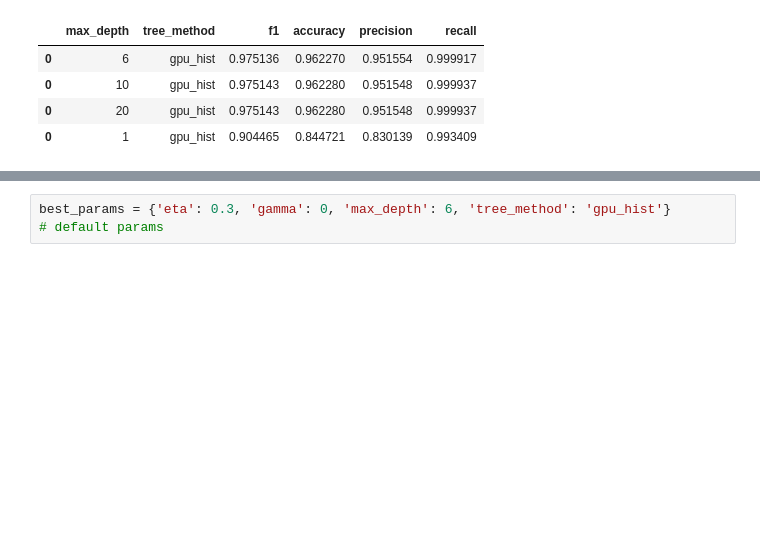
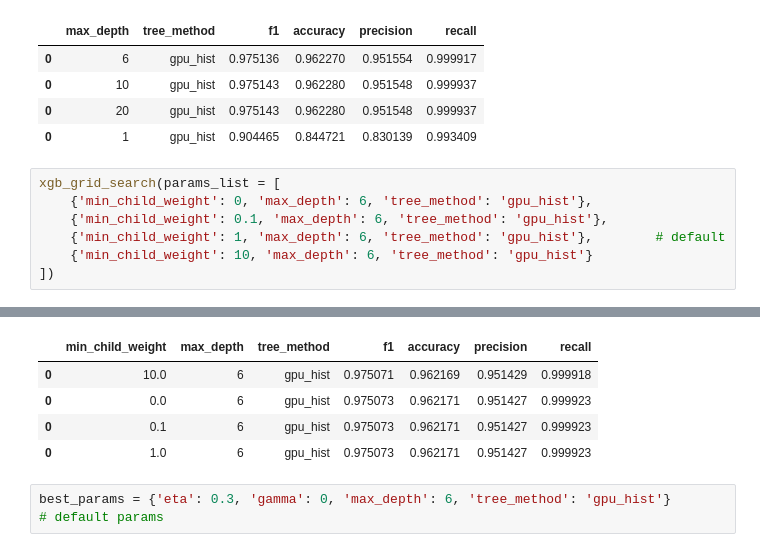
Before and after one commit to LRAbbade/IoT_anomaly_detection, a Jupyter notebook: iot23_control_training.ipynb, the cells around one changed output, grey strips where cells are left out. Drawn from its saved outputs; the diff is of its cells as text; blank space fills up the shorter version.

Commit message:
grid search min_child_weight on xgb

```diff
--- a/iot23_control_training.ipynb
+++ b/iot23_control_training.ipynb
@@ -482,3 +482,11 @@ xgb_grid_search(params_list = [
 | 0 | 10 | gpu_hist | 0.975143 | 0.962280 | 0.951548 | 0.999937 |
 | 0 | 20 | gpu_hist | 0.975143 | 0.962280 | 0.951548 | 0.999937 |
 | 0 | 1 | gpu_hist | 0.904465 | 0.844721 | 0.830139 | 0.993409 |
+# %%
+xgb_grid_search(params_list = [
+    {'min_child_weight': 0, 'max_depth': 6, 'tree_method': 'gpu_hist'},
+    {'min_child_weight': 0.1, 'max_depth': 6, 'tree_method': 'gpu_hist'},
+    {'min_child_weight': 1, 'max_depth': 6, 'tree_method': 'gpu_hist'},        # default
+    {'min_child_weight': 10, 'max_depth': 6, 'tree_method': 'gpu_hist'}
+])
+# %% [output]
@@ -485,3 +494,8 @@ xgb_grid_search(params_list = [
+|  | min_child_weight | max_depth | tree_method | f1 | accuracy | precision | recall |
+| 0 | 10.0 | 6 | gpu_hist | 0.975071 | 0.962169 | 0.951429 | 0.999918 |
+| 0 | 0.0 | 6 | gpu_hist | 0.975073 | 0.962171 | 0.951427 | 0.999923 |
+| 0 | 0.1 | 6 | gpu_hist | 0.975073 | 0.962171 | 0.951427 | 0.999923 |
+| 0 | 1.0 | 6 | gpu_hist | 0.975073 | 0.962171 | 0.951427 | 0.999923 |
 # %%
 best_params = {'eta': 0.3, 'gamma': 0, 'max_depth': 6, 'tree_method': 'gpu_hist'}           # default params
 # %%
```
Also changed, not shown: parts of 3 cells of this notebook.
